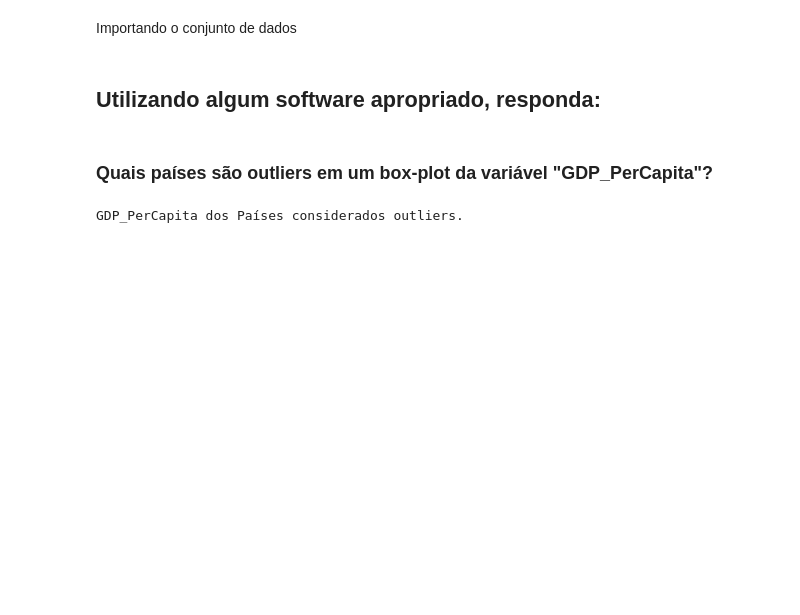
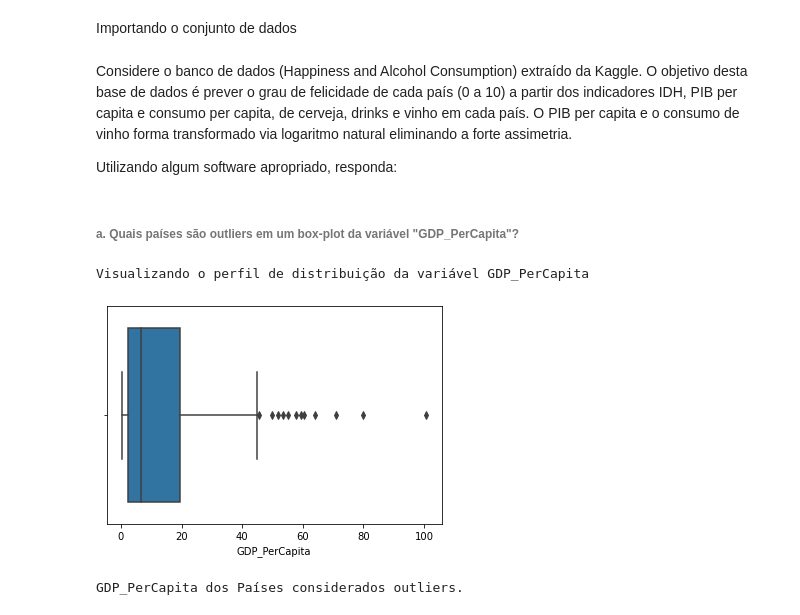
Before and after one commit to lorranavf/class-machine-learning-pex-812-2023, a Jupyter notebook: Atividade2/Hapiness_&_Alcohol_Consumption.ipynb, the cells around one changed output. Saved outputs shown, nothing was run; the diff lists cells and outputs as text; code cells hidden in the pictures; blank space fills up the shorter version.

```diff
--- a/Atividade2/Hapiness_&_Alcohol_Consumption.ipynb
+++ b/Atividade2/Hapiness_&_Alcohol_Consumption.ipynb
@@ -16,12 +14,18 @@ Importando o conjunto de dados
 # %%
 df = pd.read_excel('happiness.xlsx')
 # %% [markdown]
-## Utilizando algum software apropriado, responda:
+Considere o banco de dados (Happiness and Alcohol Consumption) extraído da Kaggle. O objetivo desta base de dados é prever o grau de felicidade de cada país (0 a 10) a partir dos indicadores IDH, PIB per capita e consumo per capita, de cerveja, drinks e vinho em cada país. O PIB per capita e o consumo de vinho forma transformado via logaritmo natural eliminando a  forte assimetria.
+
+Utilizando algum software apropriado, responda:
 # %% [markdown]
-### Quais países são outliers em um box-plot da variável "GDP_PerCapita"?
+###### a. Quais países são outliers em um box-plot da variável "GDP_PerCapita"?
 # %%
-# sns.boxplot(x=df['GDP_PerCapita'])
-# plt.show()
+print('Visualizando o perfil de distribuição da variável GDP_PerCapita')
+sns.boxplot(x=df['GDP_PerCapita'])
+plt.show()
+# %% [output]
+Visualizando o perfil de distribuição da variável GDP_PerCapita
+[figure, added]
 # %%
 # Aqui estão os passos gerais para identificar outliers em um box-plot:
 # Calcule o IQR (intervalo interquartil):
```
Also changed, not shown: parts of 14 cells of this notebook.
